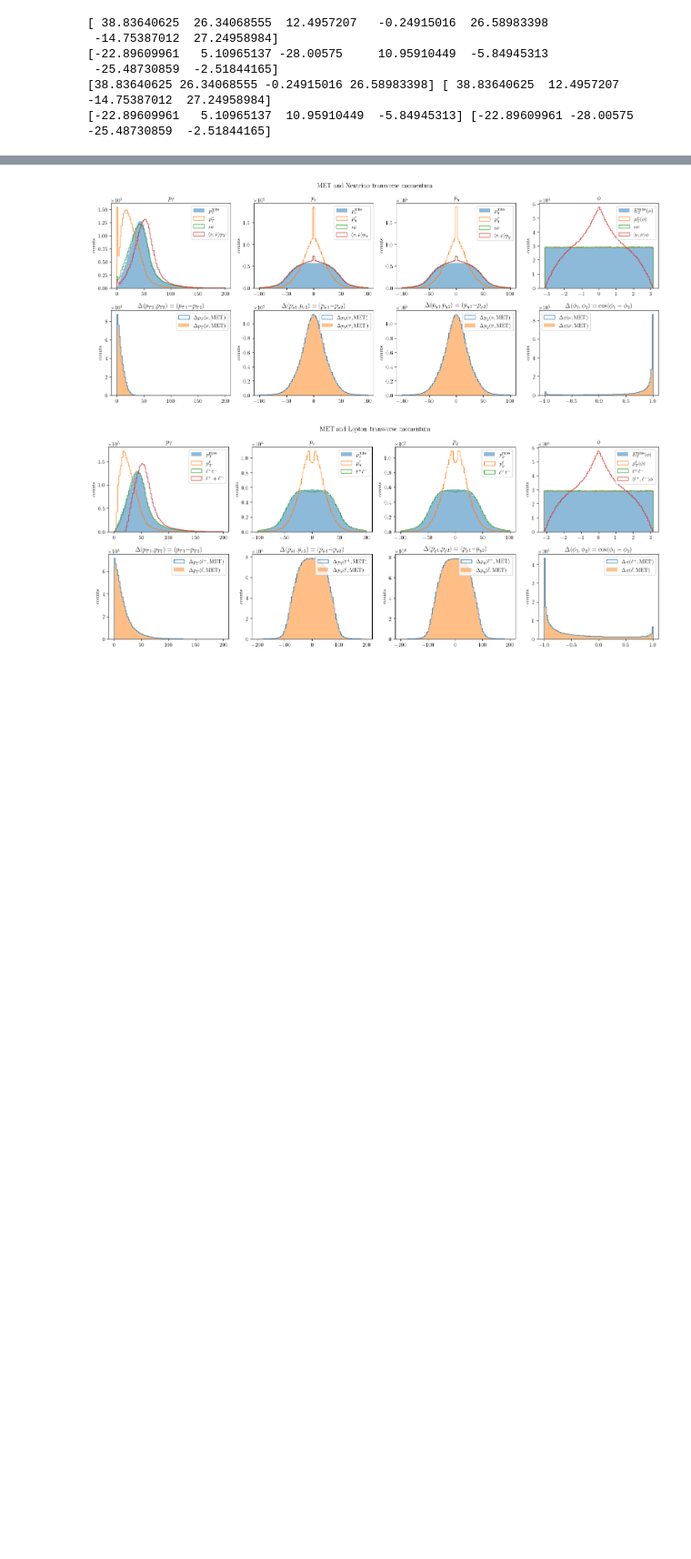
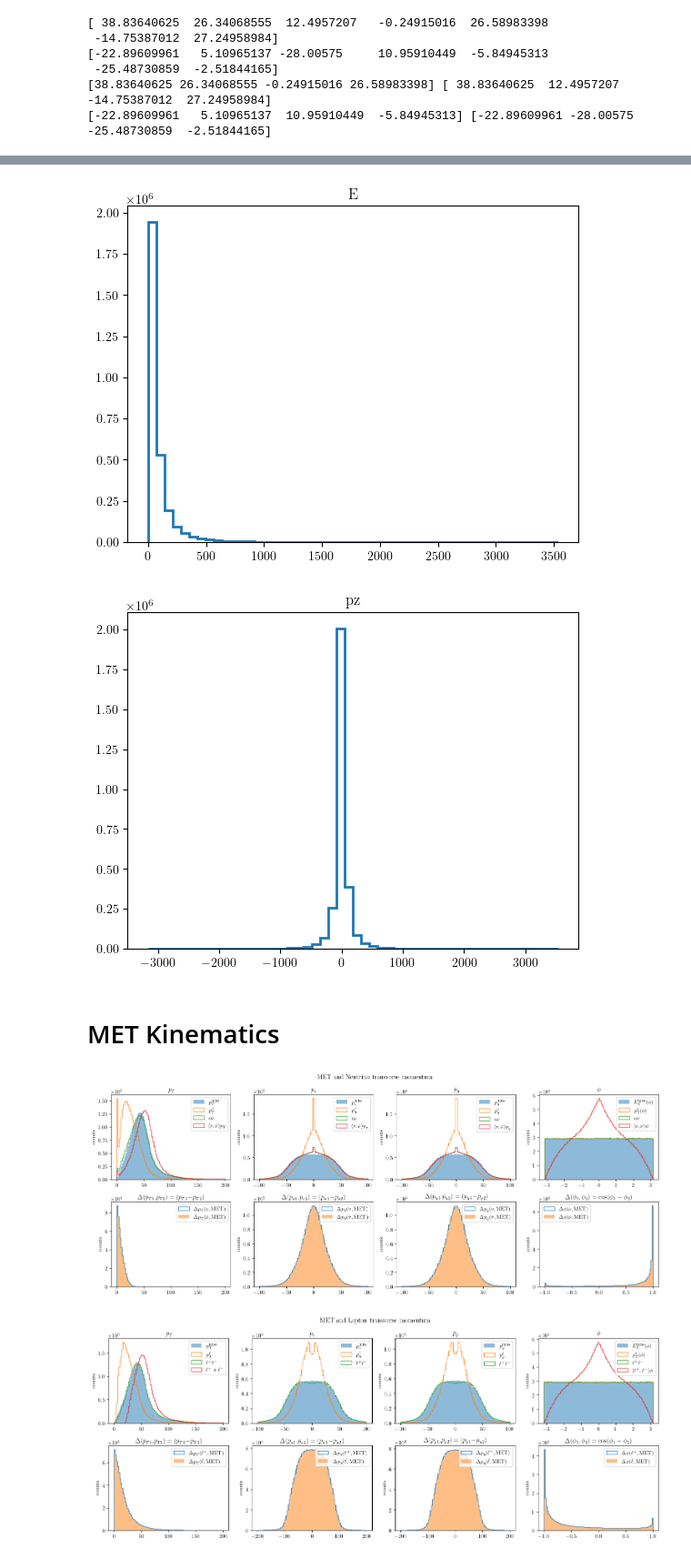
Before and after one commit to SiangYuan-Lin/Bell-Inequality-study, a Jupyter notebook: Rest_frame_reconstruction.ipynb, the cells around one changed output, grey strips where cells are left out. Shown at 91% size. Drawn from its saved outputs; the diff is of its cells as text; code cells hidden in the pictures; blank space fills up the shorter version.

```diff
--- a/Rest_frame_reconstruction.ipynb
+++ b/Rest_frame_reconstruction.ipynb
@@ -193,3 +234,11 @@ plt.show()
+# %%
+quick_hist(NeutrinoP,'E')
+quick_hist(NeutrinoP,'pz')
+# %% [output]
+[figure, added]
+[figure, added]
+# %% [markdown]
+# MET Kinematics
 # %%
 plt.style.use("default")
 mpl.rcParams['text.usetex'] = True
```
Also changed, not shown: parts of 52 cells of this notebook, 3 other files.
